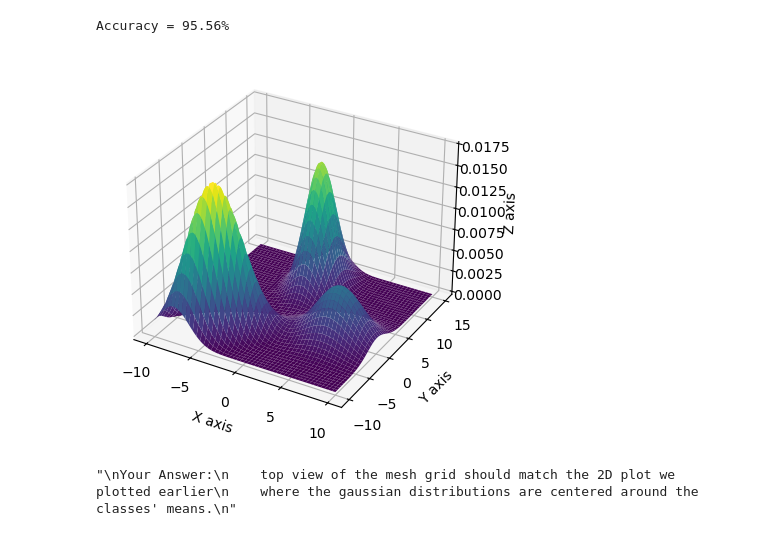
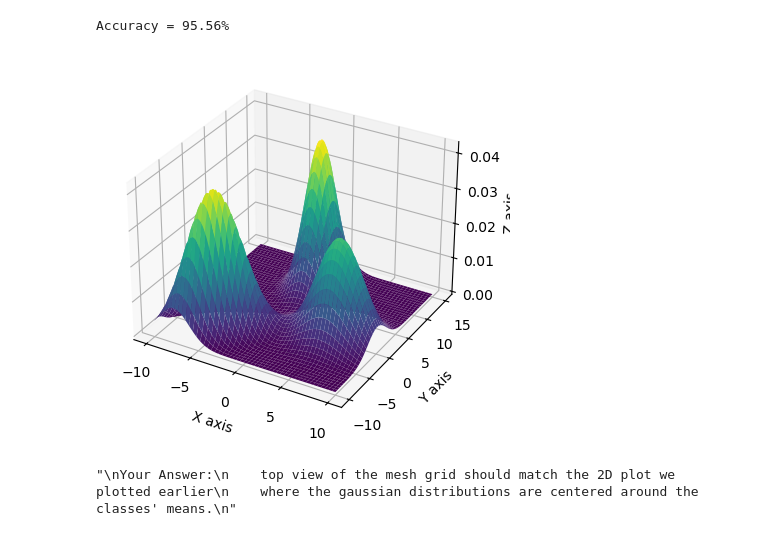
Before and after one commit to Asmaa-204/NN_labs, a Jupyter notebook: Requirement-3/Lab 3 - Bayesian Classifier.ipynb, the cells around one changed output. Cells and saved outputs as stored; diff of their text form; code cells hidden in the pictures.

Commit message:
fix: gaussian dist for 3D plot

```diff
--- a/Requirement-3/Lab 3 - Bayesian Classifier.ipynb
+++ b/Requirement-3/Lab 3 - Bayesian Classifier.ipynb
@@ -347,35 +347,34 @@ Accuracy = 95.56%
 # TODO [9]: Generate a 3D-plot for the generated distributions. x-axis and y-axis represent the features of the data,
 #           where z-axis represent the Gaussian probability N at this point.
 
 x = np.linspace(-10, 10, 300)
 y = np.linspace(-10, 15, 300)
 X, Y = np.meshgrid(x, y)
 Z = np.zeros(X.shape)
 
 for i in range(Z.shape[0]):
     for j in range(Z.shape[1]):
         # TODO [9]: Fill in the matrix Z which will represent the probability distribution of every point.
         # Z[i,j] represents the joint probability N(x,y) for x = i and y = j.
         # We want to draw the gaussian probability N(x,y) for all points.
         point = np.array([X[i, j], Y[i, j]])
         Z[i, j] = sum(
             multivariate_normal_gaussian(
                 point, estimate_means[classIndex], estimate_covariances[classIndex]
             )
-            * pClasses[classIndex]
             for classIndex in range(numClasses)
         )
 
 # Make a 3D plot, do not change code
 fig = plt.figure()
 ax = fig.add_subplot(111, projection="3d")
 ax.plot_surface(X, Y, Z, cmap="viridis", linewidth=0)
 ax.set_xlabel("X axis")
 ax.set_ylabel("Y axis")
 ax.set_zlabel("Z axis")
 plt.show()
 # %% [output]
-[figure, old version]
+[figure, new version]
 # %%
 # How can you judge your plot is correct?
 """
```
Also changed, not shown: parts of 1 cell of this notebook.
